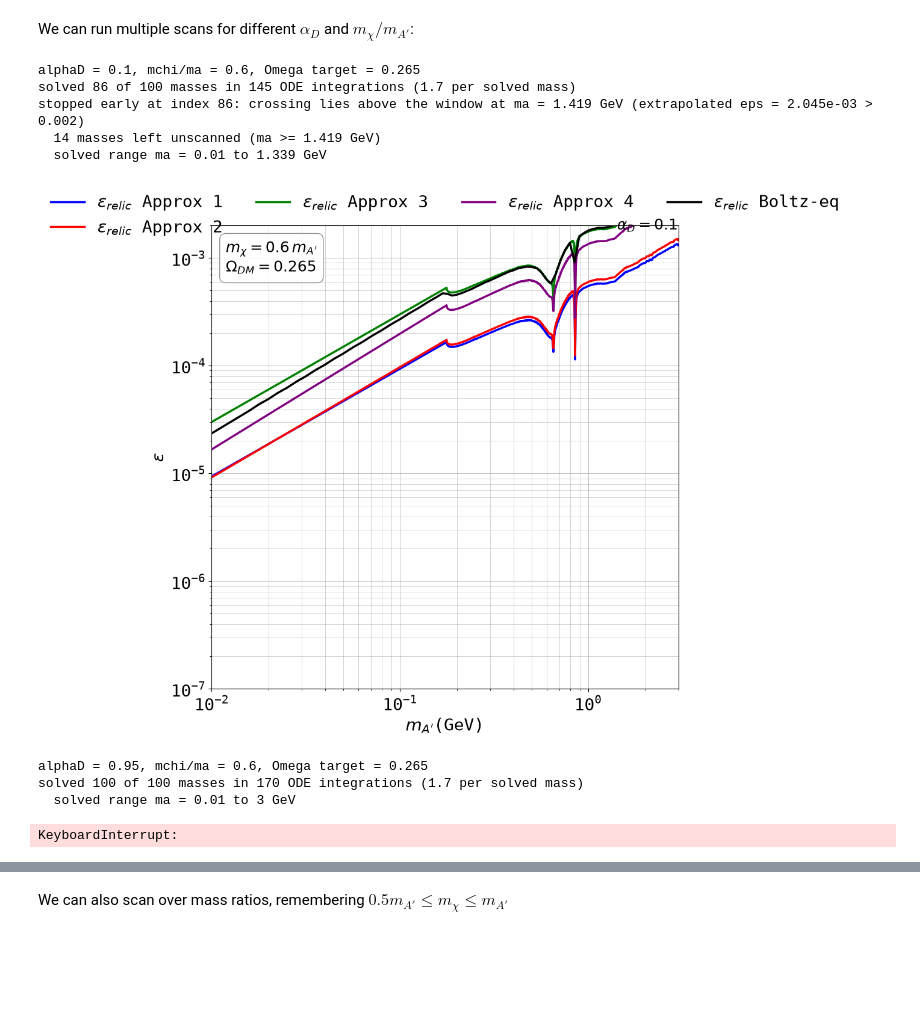
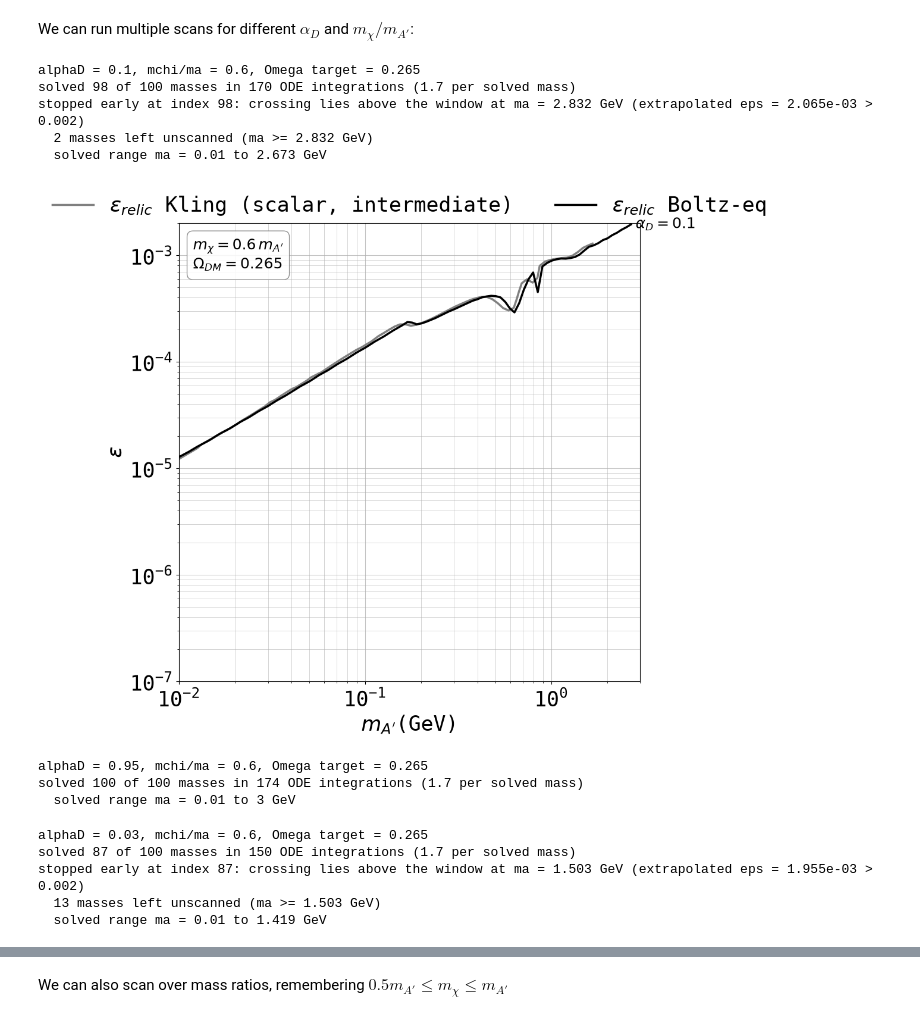
Before and after one commit to sgogoeg/bcgs_internship, a Jupyter notebook: Code/Relic_Abundance.ipynb, the cells around one changed output, grey strips where cells are left out. Drawn from its saved outputs; the diff is of its cells as text; code cells hidden in the pictures; blank space fills up the shorter version.

```diff
--- a/Code/Relic_Abundance.ipynb
+++ b/Code/Relic_Abundance.ipynb
@@ -211,3 +211,18 @@ $$
 \frac{16 \pi}{x_f} \frac{\epsilon^2 \alpha \alpha_D m^2_\chi}{\left( m_{A'}^2 - 4 m_\chi^2  \right)^2}  \sum_f K_f = 3 \times 10^{-9} \, \text{GeV}^{-2}.
 
 $$
+# %%
+### Reading the Kling relic line.
+
+kling_relic = np.loadtxt("data/Kling/scalar_DM_Oh2_intermediate_eps_vs_mAprime.txt")
+
+ma_kling = kling_relic[:, 0]      # m_A' in GeV
+eps_kling = kling_relic[:, 1]     # kinetic mixing on the relic line
+
+# The file is already sorted in mass, but the plot below assumes it, so check
+# rather than trust it.
+assert np.all(np.diff(ma_kling) > 0), "m_A' column is not monotonic"
+
+print(f"{len(ma_kling)} points")
+print(f"m_A' from {ma_kling.min():.4g} to {ma_kling.max():.4g} GeV")
+print(f"eps  from {eps_kling.min():.4g} to {eps_kling.max():.4g}")
@@ -577,14 +635,17 @@ def H(T): # Assuming radiation domination
 def s(mchi, x):
     return 2*np.pi**2/45 * gstarsfun(mchi/x)*mchi**3/x**3
 
-def Lambda(vare, ma, alpha, alphaD, mchi, x):
-    return sigmavrel(vare, ma, alpha, alphaD, mchi, x)*mchi**3/H(mchi)
-
 def Yeq(x, g, mchi):
     return 45/(2*np.pi**2)* g/gstarsfun(mchi/x) * (x/(2*np.pi))**(3/2) * np.exp(-x)
 
 def dYdx(x, Y, g, vare, ma, alpha, alphaD, mchi):
+    return -sigmavrel(vare, ma, alpha, alphaD, mchi, x)*s(mchi, x)/(x*H(mchi/x)) * (Y**2 - Yeq(x, g, mchi)**2)
+
+'''
+def dYdx(x, Y, g, vare, ma, alpha, alphaD, mchi):
     return -x**(-1-2)*sigmavrel(vare, ma, alpha, alphaD, mchi, 1)*s(mchi, 1)/(H(mchi)) * (Y**2 - Yeq(x, g, mchi)**2)
+
+'''
 
 xi = 10
 xf = 1000
@@ -837,10 +898,10 @@ eps_relic1, scan_info1 = scan_relic_line(ma_scan1, vare_lo1, vare_hi1,
                                        alphaD=0.1, mchi_over_ma=0.6)
 # %% [output]
 alphaD = 0.1, mchi/ma = 0.6, Omega target = 0.265
-solved 86 of 100 masses in 145 ODE integrations (1.7 per solved mass)
-stopped early at index 86: crossing lies above the window at ma = 1.419 GeV (extrapolated eps = 2.045e-03 > 0.002)
-  14 masses left unscanned (ma >= 1.419 GeV)
-  solved range ma = 0.01 to 1.339 GeV
+solved 98 of 100 masses in 170 ODE integrations (1.7 per solved mass)
+stopped early at index 98: crossing lies above the window at ma = 2.832 GeV (extrapolated eps = 2.065e-03 > 0.002)
+  2 masses left unscanned (ma >= 2.832 GeV)
+  solved range ma = 0.01 to 2.673 GeV
 # %%
 ## Creating a plot:
 
@@ -862,10 +923,12 @@ ax.grid(True, which='minor', linestyle='-', linewidth=0.5, alpha=0.75)
 
 ax.set_axisbelow(True) # Ensure grid is below data
 
-plt.plot(ma, eps_approx_0, color = 'blue', linewidth = 2.5, label = r"$\varepsilon_{relic}$ Approx 1")
-plt.plot(ma, eps_approx_1, color = 'red', linewidth = 2.5, label = r"$\varepsilon_{relic}$ Approx 2")
-plt.plot(ma, eps_approx_2, color = 'green', linewidth = 2.5, label = r"$\epsilon_{relic}$ Approx 3")
-plt.plot(ma, eps_approx_3, color = 'purple', linewidth = 2.5, label = r"$\epsilon_{relic}$ Approx 4")
+#plt.plot(ma, eps_approx_0, color = 'blue', linewidth = 2.5, label = r"$\varepsilon_{relic}$ Approx 1")
+#plt.plot(ma, eps_approx_1, color = 'red', linewidth = 2.5, label = r"$\varepsilon_{relic}$ Approx 2")
+#plt.plot(ma, eps_approx_2, color = 'green', linewidth = 2.5, label = r"$\epsilon_{relic}$ Approx 3")
+#plt.plot(ma, eps_approx_3, color = 'purple', linewidth = 2.5, label = r"$\epsilon_{relic}$ Approx 4")
+plt.plot(ma_kling, eps_kling, color = 'grey', linewidth = 2.5,
+         label = r"$\varepsilon_{relic}$ Kling (scalar, intermediate)")
 
 
 
@@ -902,36 +965,36 @@ for ma_i, eps_i, info_i in relic_curves:
 
 ## Setting a costumised legend:
 handles, labels = ax.get_legend_handles_labels() # get all legend items
-desired_order = [0, 1, 2, 3, 4]  # change the order of legend elements
+desired_order = [0, 1]  # change the order of legend elements
 
 ax.legend(
     [handles[i] for i in desired_order],
     [labels[i] for i in desired_order],
     loc = 'upper center',
     bbox_to_anchor = (0.5, 1.10),  # center top, above axes
     ncol = 4,                      # spread horizontally
     frameon = False                # removes legend border
 )
 
 
 # Define how much to zoom out from the data plotting range (cm):
 x_min = 1e-2
 x_max = 3
 x_range = x_max - x_min
 
 y_min = 1e-7
 y_max = 2e-3
 y_range = y_max - y_min
 
 # Set the new plotting limits explicitly
 ax.set_xbound(x_min, x_max)
 ax.set_ybound(y_min, y_max)
 
 # Save and show the figure:
 plt.savefig("figures/relic_abundance_scan_0.pdf", bbox_inches='tight')
 plt.show()
 # %% [output]
-[figure, old version]
+[figure, new version]
 # %%
 ma_scan2 = np.logspace(np.log10(1e-2), np.log10(3.0), 100)
 vare_lo2, vare_hi2 = 1e-7, 2e-3
@@ -940,7 +1003,7 @@ eps_relic2, scan_info2 = scan_relic_line(ma_scan2, vare_lo2, vare_hi2,
                                        alphaD=0.95, mchi_over_ma=0.6)
 # %% [output]
 alphaD = 0.95, mchi/ma = 0.6, Omega target = 0.265
-solved 100 of 100 masses in 170 ODE integrations (1.7 per solved mass)
+solved 100 of 100 masses in 174 ODE integrations (1.7 per solved mass)
   solved range ma = 0.01 to 3 GeV
 # %%
 ma_scan3 = np.logspace(np.log10(1e-2), np.log10(3.0), 100)
@@ -949,7 +1012,11 @@ vare_lo3, vare_hi3 = 1e-5, 2e-3
 eps_relic3, scan_info3 = scan_relic_line(ma_scan3, vare_lo3, vare_hi3,
                                        alphaD=0.03, mchi_over_ma=0.6)
 # %% [output]
-KeyboardInterrupt:
+alphaD = 0.03, mchi/ma = 0.6, Omega target = 0.265
+solved 87 of 100 masses in 150 ODE integrations (1.7 per solved mass)
+stopped early at index 87: crossing lies above the window at ma = 1.503 GeV (extrapolated eps = 1.955e-03 > 0.002)
+  13 masses left unscanned (ma >= 1.503 GeV)
+  solved range ma = 0.01 to 1.419 GeV
 # %%
 ## Creating a plot:
 
```
Also changed, not shown: parts of 16 cells of this notebook, 9 other files.
